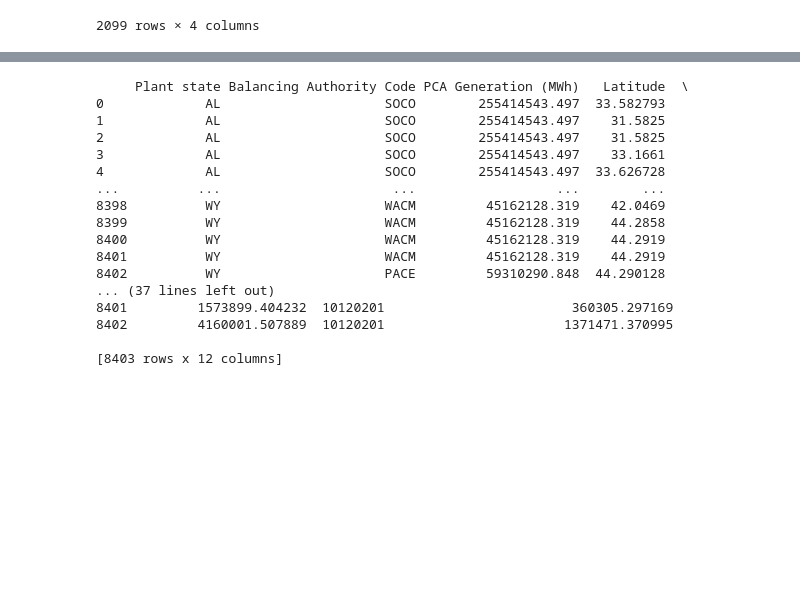
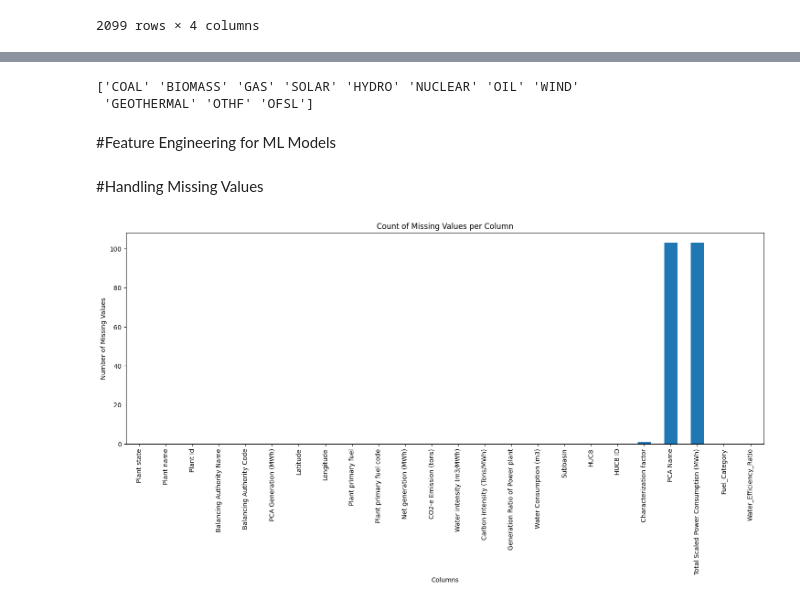
Before and after one commit to ChhaviDixit/ML-Climate, a Jupyter notebook: src/Data_Center_Sustainability_Score.ipynb, the cells around one changed output, grey strips where cells are left out. Cells and saved outputs as stored; diff of their text form; code cells hidden in the pictures; blank space fills up the shorter version.

Commit message:
Final Upload with Complete Outputs

```diff
--- a/src/Data_Center_Sustainability_Score.ipynb
+++ b/src/Data_Center_Sustainability_Score.ipynb
@@ -147,21 +227,44 @@ df1_2
+# %%
+print(df1_2_4_5['Plant primary fuel code'].unique())
+# %% [output]
+['COAL' 'BIOMASS' 'GAS' 'SOLAR' 'HYDRO' 'NUCLEAR' 'OIL' 'WIND'
+ 'GEOTHERMAL' 'OTHF' 'OFSL']
+# %% [markdown]
+#Feature Engineering for ML Models
+# %%
+# Create renewable energy indicator
+renewable_fuels = ['SOLAR', 'WIND', 'HYDRO', 'GEOTHERMAL', 'BIOMASS']
+# Create fuel type categories (fossil, renewable, nuclear, etc.)
+def categorize_fuel(fuel_code):
+    if fuel_code in ['COAL', 'GAS', 'OIL']:
+        return 'Fossil'
+    elif fuel_code in renewable_fuels:
+        return 'Renewable'
+    elif fuel_code == 'NUCLEAR':
+        return 'Nuclear'
+    else:
+        return 'Other'
+
+df1_2_4_5['Fuel_Category'] = df1_2_4_5['Plant primary fuel code'].apply(categorize_fuel)
+
+def fuel_category_calc(fuel_code):
+    return categorize_fuel(fuel_code)
+# %%
+# Calculate water efficiency ratio (output vs water usage)
+df1_2_4_5['Water_Efficiency_Ratio'] = df1_2_4_5['Net generation (MWh)'] / (df1_2_4_5['Water Consumption (m3)'] + 1)
+
+def water_efficiency_ratio_calc(net_gen, water_cons):
+    return net_gen/(water_cons+1)
+# %% [markdown]
+#Handling Missing Values
+# %%
+plt.figure(figsize=(18, 6))
+df1_2_4_5.isnull().sum().plot(kind='bar')
+plt.title('Count of Missing Values per Column')
+plt.ylabel('Number of Missing Values')
+plt.xlabel('Columns')
+plt.show()
+# %% [output]
+[figure, added]
 # %%
-dfCarbon = df1_2.drop(columns = ['Plant name', 'Plant Id', 'Balancing Authority Name', 'Plant primary fuel', 'Water intensity (m3/MWh)', 'Carbon intensity (Tons/MWh)', 'Subbasin', 'HUC8', 'PCA Name'], axis = 1)
-print(dfCarbon)
+df1_2_4_5 = df1_2_4_5.drop(['Plant name', 'Balancing Authority Name', 'Plant primary fuel', 'HUC8'], axis=1)
-# %% [output]
-     Plant state Balancing Authority Code PCA Generation (MWh)   Latitude  \
-0             AL                     SOCO        255414543.497  33.582793
-1             AL                     SOCO        255414543.497    31.5825
-2             AL                     SOCO        255414543.497    31.5825
-3             AL                     SOCO        255414543.497    33.1661
-4             AL                     SOCO        255414543.497  33.626728
-...          ...                      ...                  ...        ...
-8398          WY                     WACM         45162128.319    42.0469
-8399          WY                     WACM         45162128.319    44.2858
-8400          WY                     WACM         45162128.319    44.2919
-8401          WY                     WACM         45162128.319    44.2919
-8402          WY                     PACE         59310290.848  44.290128
-... (37 lines left out)
-8401         1573899.404232  10120201                        360305.297169
-8402         4160001.507889  10120201                       1371471.370995
-
-[8403 rows x 12 columns]
```
Also changed, not shown: parts of 105 cells of this notebook.
